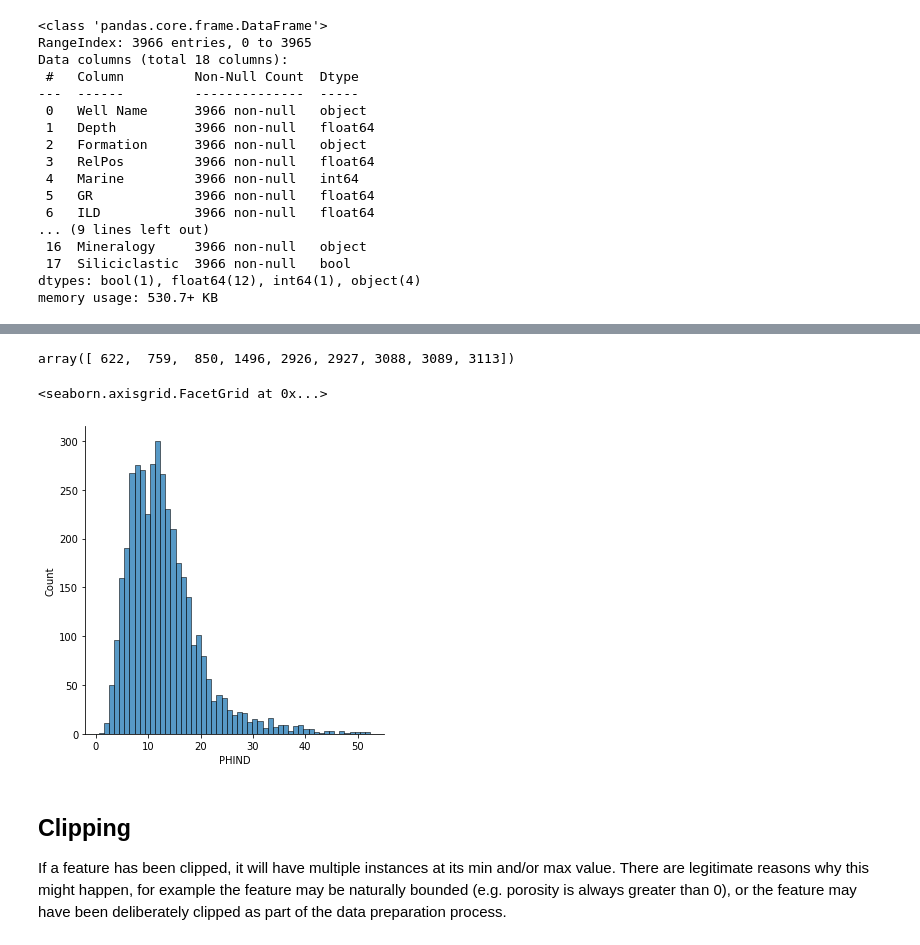
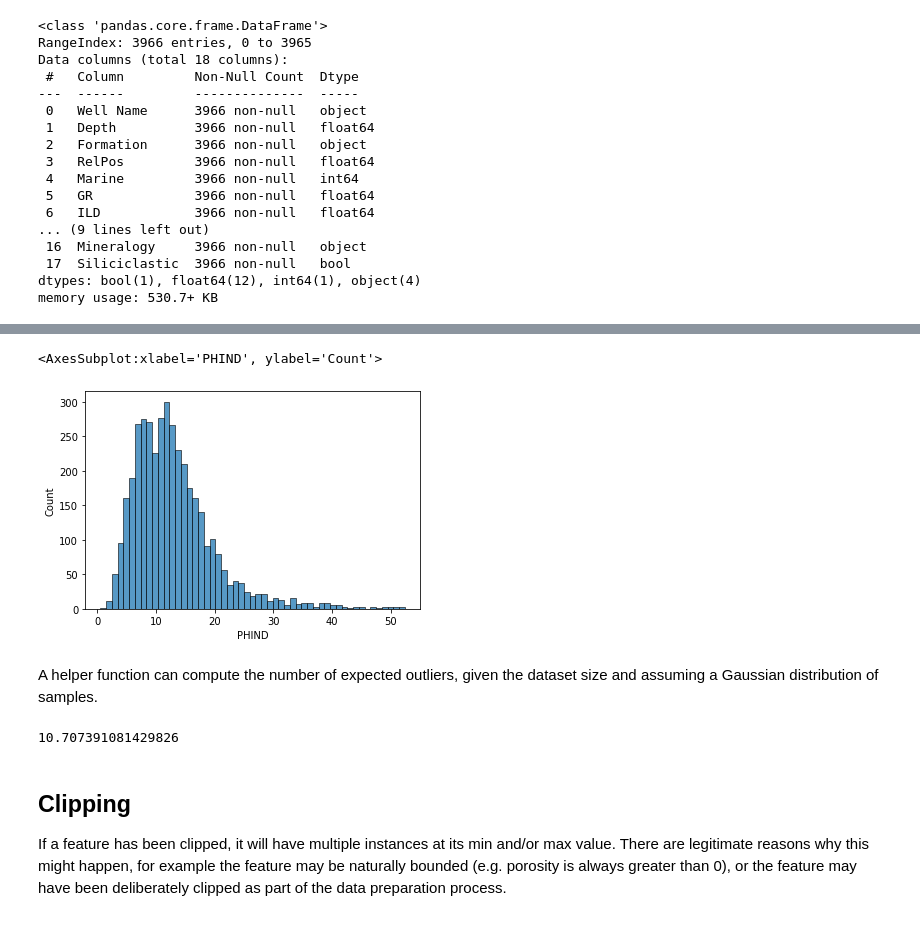
Before and after one commit to scienxlab/redflag, a Jupyter notebook: docs/notebooks/Using_redflag.ipynb, the cells around one changed output, grey strips where cells are left out. Saved outputs shown, nothing was run; the diff lists cells and outputs as text; code cells hidden in the pictures.

```diff
--- a/docs/notebooks/Using_redflag.ipynb
+++ b/docs/notebooks/Using_redflag.ipynb
@@ -54,14 +72,16 @@ Currently there is only one way to detect outliers, using the Z-score. The funct
+# %%
+import seaborn as sns
+
+sns.histplot(df['PHIND'])
+# %% [output]
+<AxesSubplot:xlabel='PHIND', ylabel='Count'>
+[figure, added]
+# %% [markdown]
+A helper function can compute the number of expected outliers, given the dataset size and assuming a Gaussian distribution of samples.
 # %%
-rf.has_outliers(df['PHIND'])
+rf.expected_outliers(df['PHIND'].size)
 # %% [output]
-array([ 622,  759,  850, 1496, 2926, 2927, 3088, 3089, 3113])
+10.707391081429826
-# %%
-import seaborn as sns
-
-sns.displot(df['PHIND'])
-# %% [output]
-<seaborn.axisgrid.FacetGrid at 0x...>
-[figure, removed]
 # %% [markdown]
 ## Clipping
 
```
Also changed, not shown: parts of 26 cells of this notebook.
